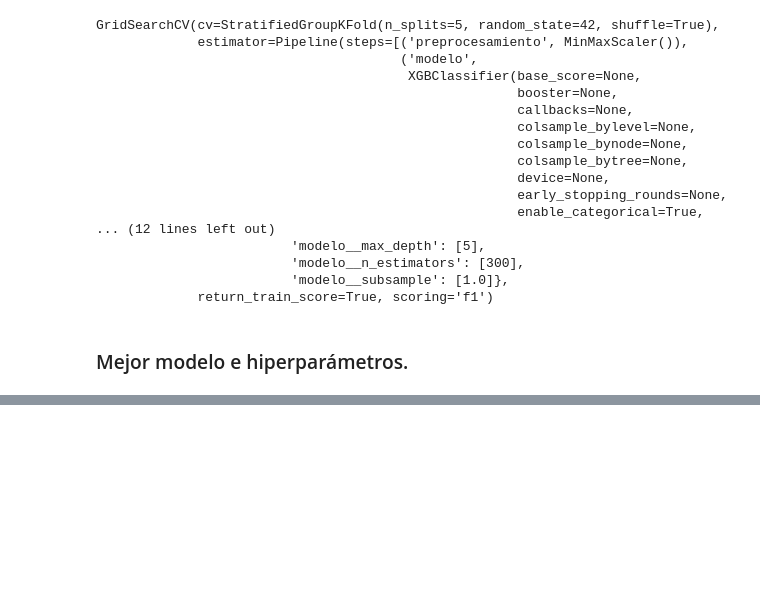
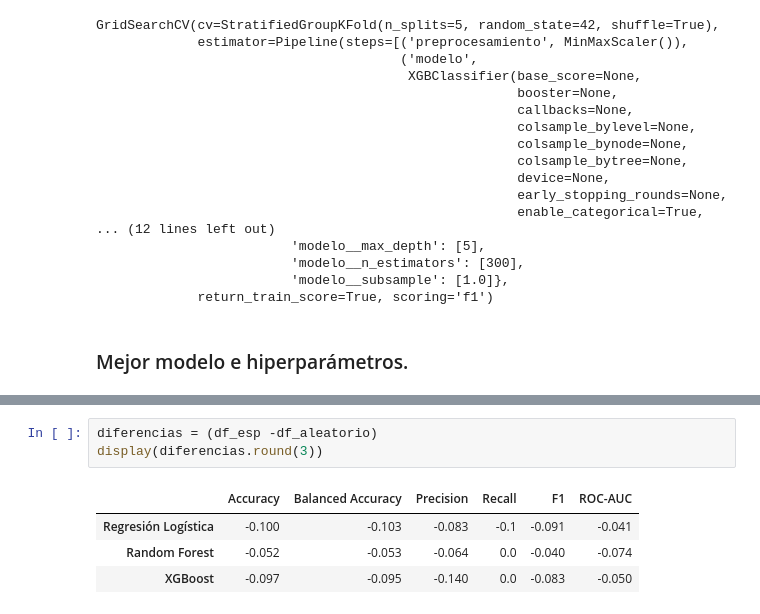
Before and after one commit to ricrod01/Laboratorio_4_2_DS, a Jupyter notebook: Inciso6_Parte2.ipynb, the cells around one changed output, grey strips where cells are left out. Cells and saved outputs as stored; diff of their text form; blank space fills up the shorter version.

```diff
--- a/Inciso6_Parte2.ipynb
+++ b/Inciso6_Parte2.ipynb
@@ -597,0 +644,8 @@ plt.show()
+# %%
+diferencias = (df_esp -df_aleatorio)
+display(diferencias.round(3))
+# %% [output]
+|  | Accuracy | Balanced Accuracy | Precision | Recall | F1 | ROC-AUC |
+| Regresión Logística | -0.100 | -0.103 | -0.083 | -0.1 | -0.091 | -0.041 |
+| Random Forest | -0.052 | -0.053 | -0.064 | 0.0 | -0.040 | -0.074 |
+| XGBoost | -0.097 | -0.095 | -0.140 | 0.0 | -0.083 | -0.050 |
```
Also changed, not shown: parts of 35 cells of this notebook.
